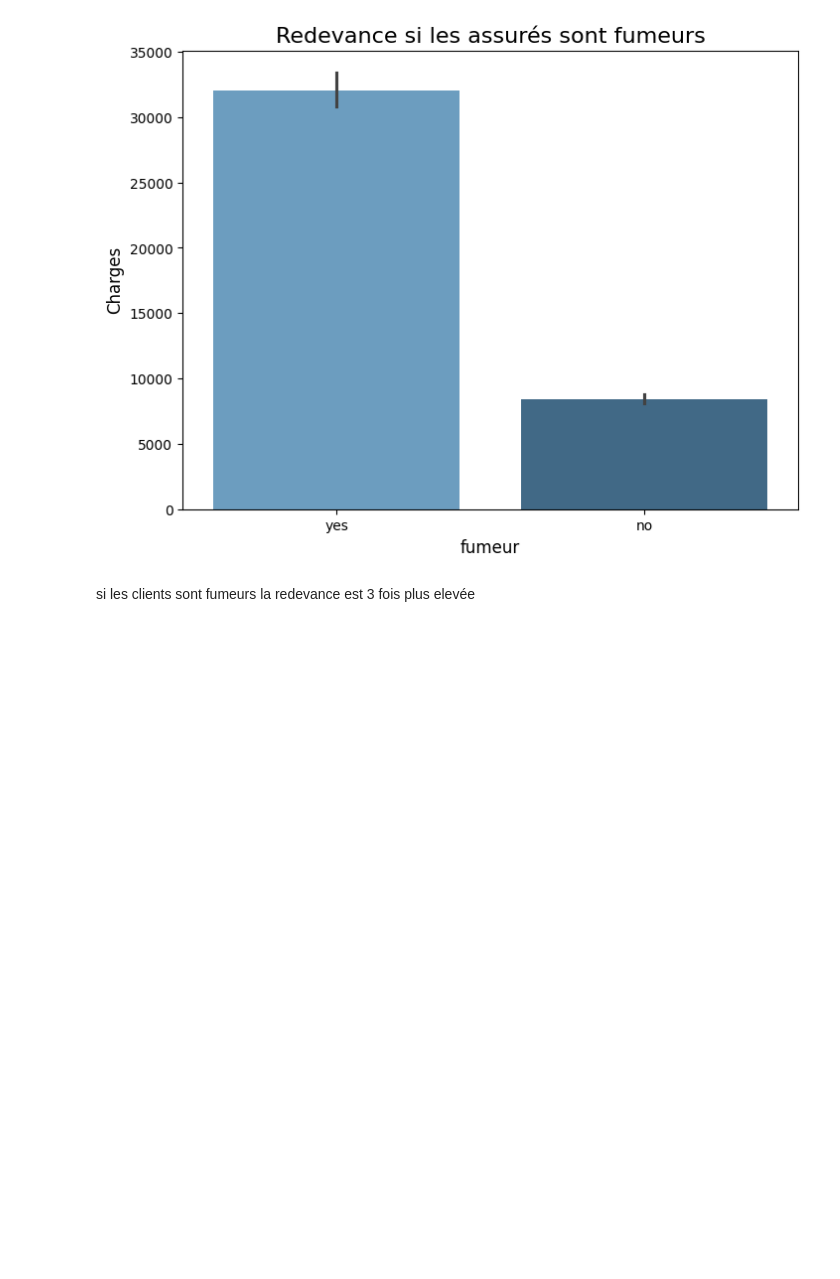
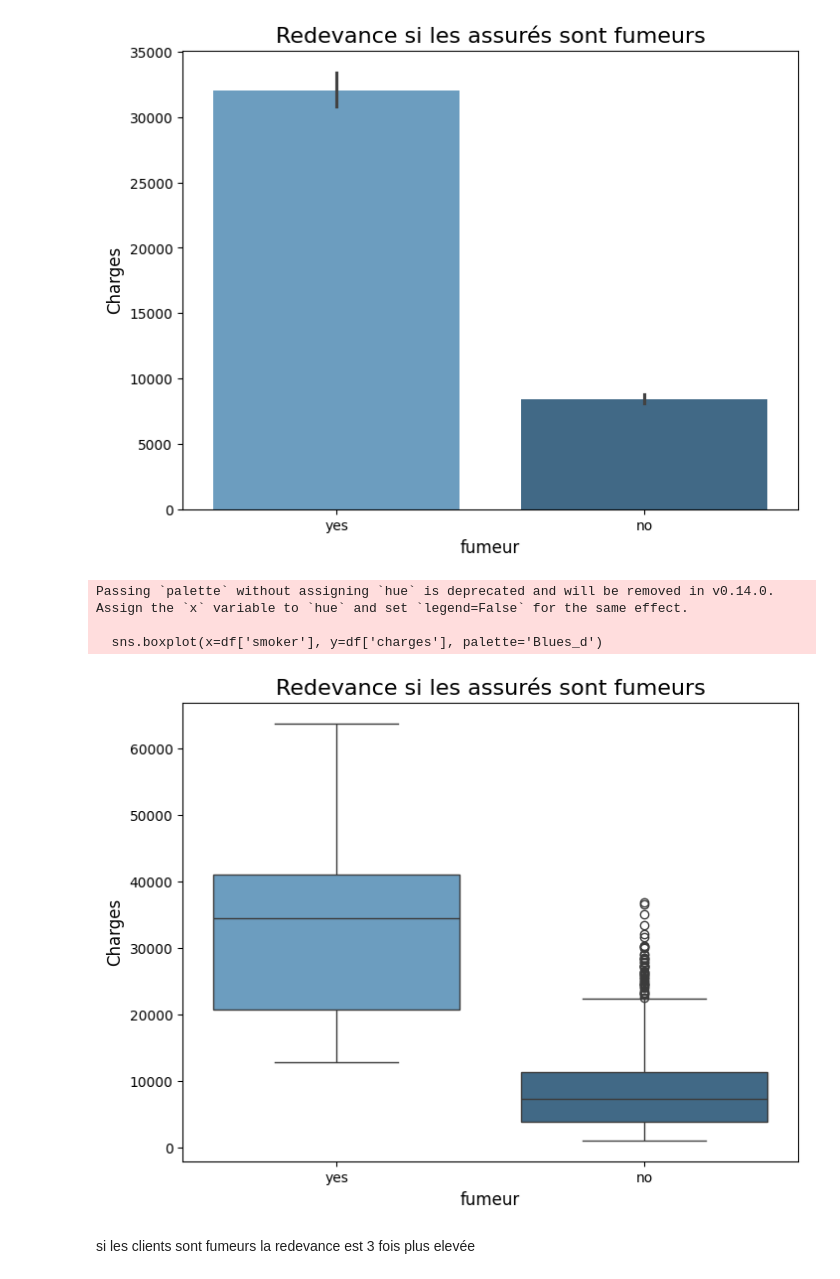
Before and after one commit to istaion/Assur_aimant, a Jupyter notebook: Hacene/analyse.ipynb, the cells around one changed output. Cells and saved outputs as stored; diff of their text form; code cells hidden in the pictures; blank space fills up the shorter version.

```diff
--- a/Hacene/analyse.ipynb
+++ b/Hacene/analyse.ipynb
@@ -153,6 +183,22 @@ Passing `palette` without assigning `hue` is deprecated and will be removed in v
 
   sns.barplot(x=df['smoker'], y=df['charges'], palette='Blues_d')
 [figure]
+# %%
+plt.figure(figsize=(8, 6))
+sns.boxplot(x=df['smoker'], y=df['charges'], palette='Blues_d')
+
+# Ajouter les labels et le titre
+plt.title('Redevance si les assurés sont fumeurs', fontsize=16)
+plt.xlabel('fumeur', fontsize=12)
+plt.ylabel('Charges', fontsize=12)
+
+# Afficher le graphique
+plt.show()
+# %% [output]
+Passing `palette` without assigning `hue` is deprecated and will be removed in v0.14.0. Assign the `x` variable to `hue` and set `legend=False` for the same effect.
+
+  sns.boxplot(x=df['smoker'], y=df['charges'], palette='Blues_d')
+[figure, added]
 # %% [markdown]
 si les clients sont fumeurs la redevance est 3 fois plus elevée
 # %%
```
Also changed, not shown: parts of 19 cells of this notebook, 1 other file.
